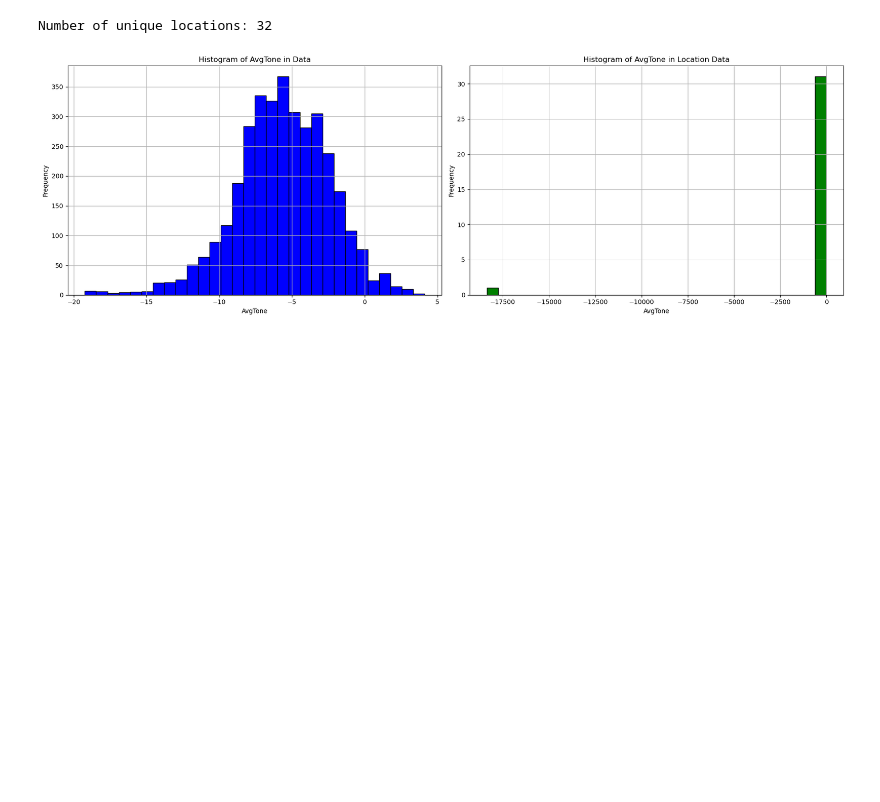
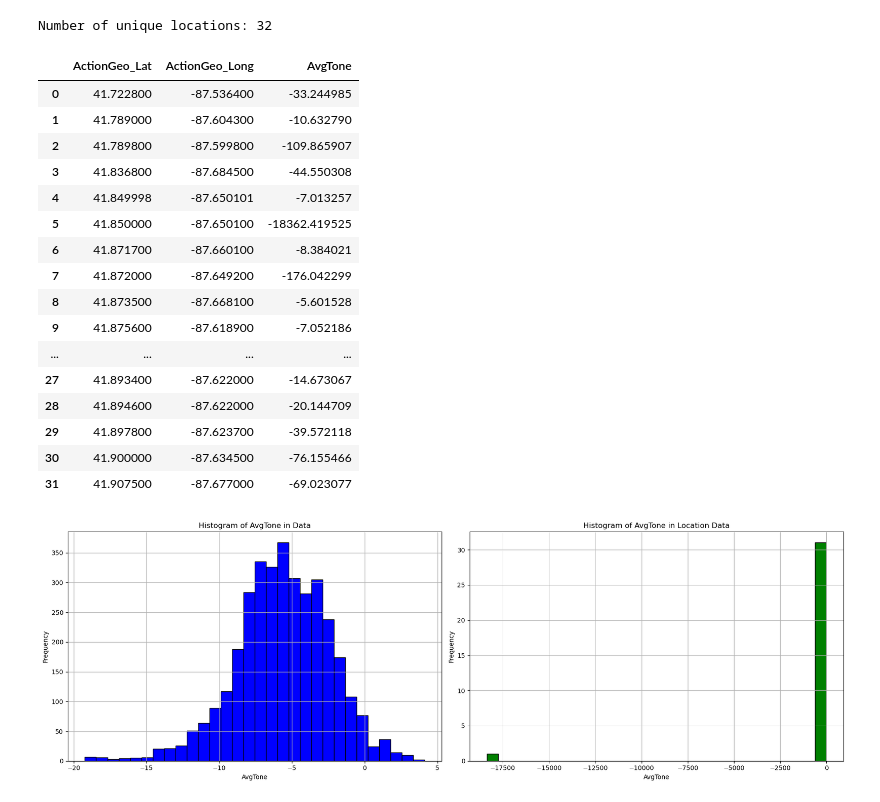
Before and after one commit to wweissbluth/civil_unrest_predictor, a Jupyter notebook: chicago_civil_unrest/5_data_analysis.ipynb, the cells around one changed output. Saved outputs shown, nothing was run; the diff lists cells and outputs as text; code cells hidden in the pictures; blank space fills up the shorter version.

```diff
--- a/chicago_civil_unrest/5_data_analysis.ipynb
+++ b/chicago_civil_unrest/5_data_analysis.ipynb
@@ -270,3 +354,23 @@ Number of unique locations: 32
+# %%
+location_data
+# %% [output]
+|  | ActionGeo_Lat | ActionGeo_Long | AvgTone |
+| 0 | 41.722800 | -87.536400 | -33.244985 |
+| 1 | 41.789000 | -87.604300 | -10.632790 |
+| 2 | 41.789800 | -87.599800 | -109.865907 |
+| 3 | 41.836800 | -87.684500 | -44.550308 |
+| 4 | 41.849998 | -87.650101 | -7.013257 |
+| 5 | 41.850000 | -87.650100 | -18362.419525 |
+| 6 | 41.871700 | -87.660100 | -8.384021 |
+| 7 | 41.872000 | -87.649200 | -176.042299 |
+| 8 | 41.873500 | -87.668100 | -5.601528 |
+| 9 | 41.875600 | -87.618900 | -7.052186 |
+| ... | ... | ... | ... |
+| 27 | 41.893400 | -87.622000 | -14.673067 |
+| 28 | 41.894600 | -87.622000 | -20.144709 |
+| 29 | 41.897800 | -87.623700 | -39.572118 |
+| 30 | 41.900000 | -87.634500 | -76.155466 |
+| 31 | 41.907500 | -87.677000 | -69.023077 |
 # %%
 # Create a figure with two subplots
 fig, axes = plt.subplots(nrows=1, ncols=2, figsize=(18, 6))
```
Also changed, not shown: parts of 15 cells of this notebook, 10 other files.
